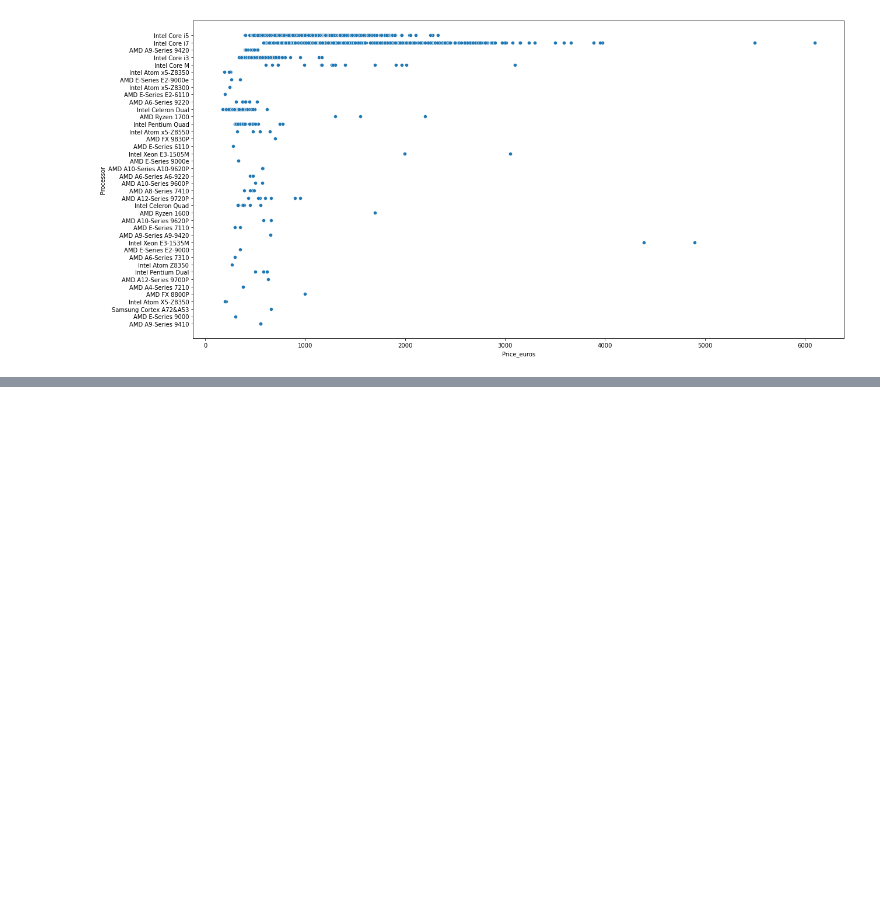
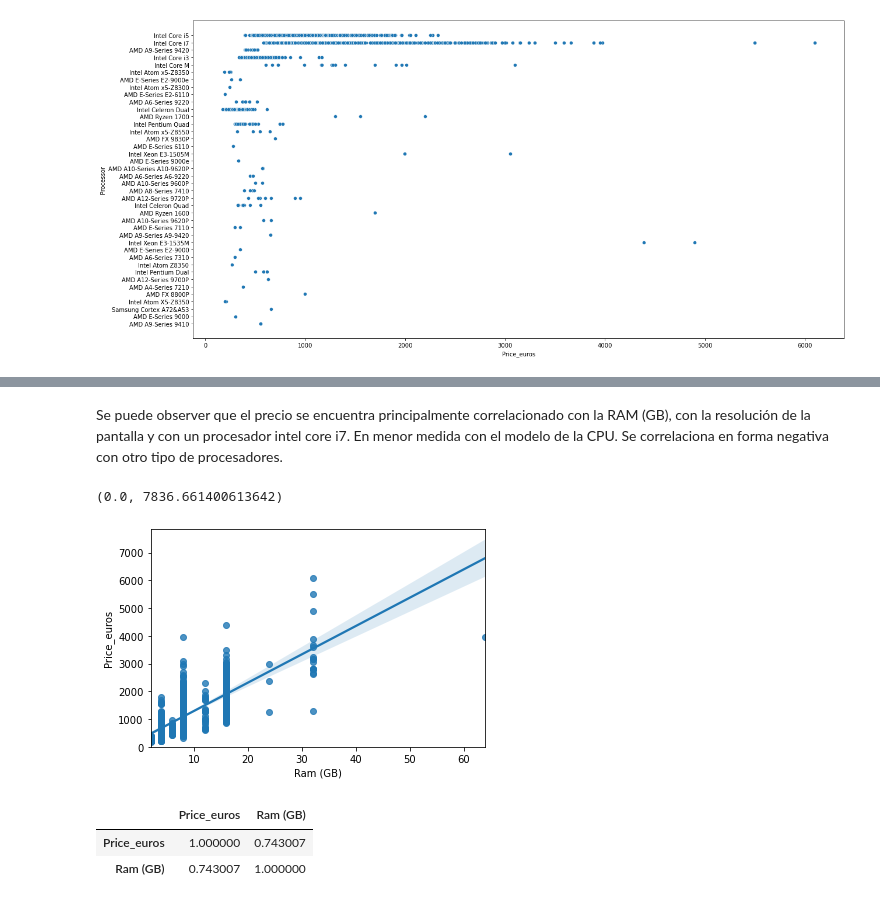
Before and after one commit to cguillamet/Laptop-price, a Jupyter notebook: Laptop Prices Prediction.ipynb, the cells around one changed output, grey strips where cells are left out. Drawn from its saved outputs; the diff is of its cells as text; code cells hidden in the pictures; blank space fills up the shorter version.

```diff
--- a/Laptop Prices Prediction.ipynb
+++ b/Laptop Prices Prediction.ipynb
@@ -169,0 +229,14 @@ sns.heatmap(data.corr(), square=True , annot= True, linewidths=.5, annot_kws ={"
+# %% [markdown]
+Se puede observer que el precio se encuentra principalmente correlacionado con la RAM (GB), con la resolución de la pantalla y con un procesador intel core i7. En menor medida con el modelo de la CPU. Se correlaciona en forma negativa con otro tipo de procesadores.
+# %%
+sns.regplot(x = "Ram (GB)", y = "Price_euros", data = data)
+plt.ylim(0,)
+# %% [output]
+(0.0, 7836.661400613642)
+[figure, added]
+# %%
+data[["Price_euros", "Ram (GB)"]].corr() # Otra manera de ver cuál es la correlación entre ambas variables.
+# %% [output]
+|  | Price_euros | Ram (GB) |
+| Price_euros | 1.000000 | 0.743007 |
+| Ram (GB) | 0.743007 | 1.000000 |
```
Also changed, not shown: parts of 13 cells of this notebook.
